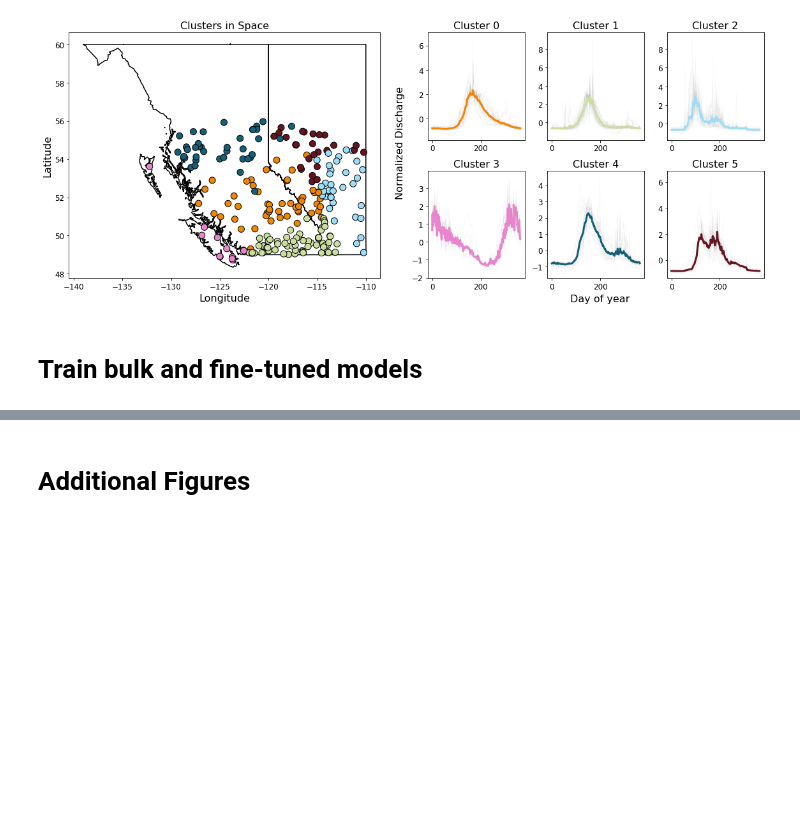
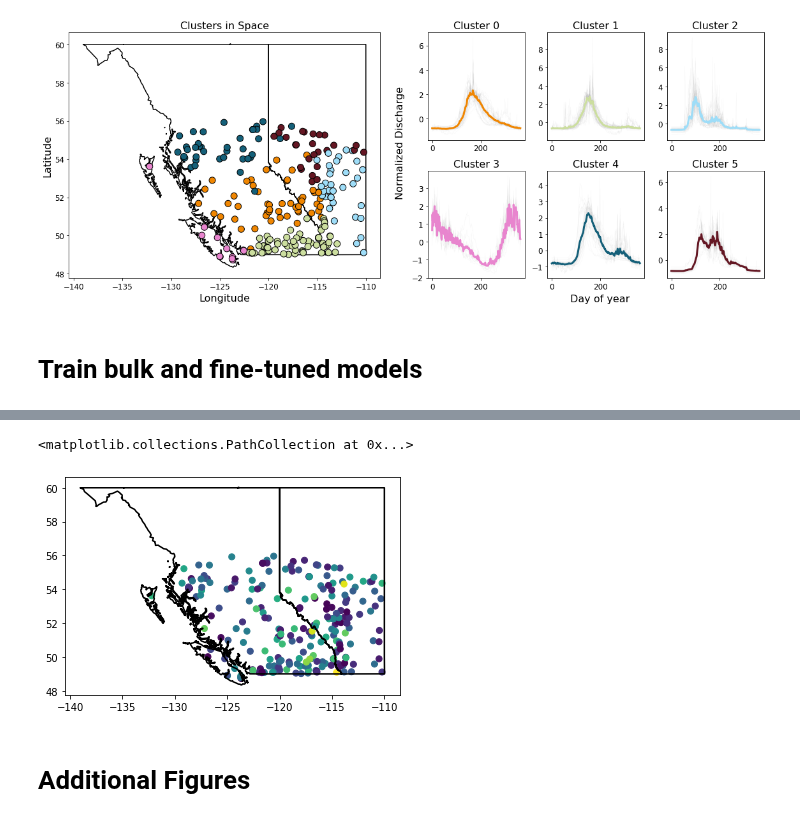
Before and after one commit to andersonsam/cnn_lstm_era, a Jupyter notebook: main_publish.ipynb, the cells around one changed output, grey strips where cells are left out. Saved outputs shown, nothing was run; the diff lists cells and outputs as text; code cells hidden in the pictures; blank space fills up the shorter version.

```diff
--- a/main_publish.ipynb
+++ b/main_publish.ipynb
@@ -834,5 +953,6 @@ def build_bulk_model():
 # %%
 seeds = [00, 11, 22, 33, 44, 55, 66, 77, 88, 99] #random seeds to use for reproducability
+seeds = [00]
 
 sigma = 1.5
 h = 3
@@ -842,9 +962,9 @@ p_1 = 0.1
 style_dict = {'style' : 'gauss',
               'params' : sigma}
 
-days_heat = range(Ntest)
-iters_total = 1
-iters_one_pass = 1
+days_heat = range(365)#range(Ntest)
+iters_total = 200
+iters_one_pass = 50
 output_dir_heat = '/content/drive/My Drive/Colab Notebooks/cnn_lstm_era/heat'
 saveFiles = True
 
@@ -887,7 +1007,7 @@ for ii, s in enumerate(seeds):
   if not os.path.exists(output_dir_heat):
     os.mkdir(output_dir_heat)
   output_dir_bulk_heat = '/content/drive/My Drive/Colab Notebooks/cnn_lstm_era/heat_maps/bulk'
-  heat_mean = make_heat(
+  heat_mean_bulk = make_heat(
       model = model_bulk,
       x_test = x_test,
       y_test = y_test,
@@ -895,11 +1015,11 @@ for ii, s in enumerate(seeds):
       days = range(10),#days_heat,
       iters_total = iters_total,
       iters_one_pass = iters_one_pass,
-      output_dir = output_dir_bulk_heat,
-      saveFiles = saveFiles,
       stationInds = range(len(stationInds)),
-      verbose = 1
+      verbose = 0
       )
+  fileName = 'heat_mean_bulk_' + str(ii)
+  np.savetxt(output_dir_bulk_heat + '/' + fileName, heat_mean_bulk, delimiter = ',')
 
   #prep fine-tune target output
   y_train_predict_fine_all = np.empty_like(y_train)
@@ -907,6 +1027,7 @@ for ii, s in enumerate(seeds):
   y_test_predict_fine_all = np.empty_like(y_test)
 
   #for each streamflow cluster, make/train/save fine-tuned model
+  heat_mean_fine = np.zeros_like(heat_mean_bulk)
   for cluster in range(n_clusters_seasonal):
 
     print('Training fine model, cluster ' + str(cluster+1) + ' / ' + str(n_clusters_seasonal))
@@ -938,13 +1059,13 @@ for ii, s in enumerate(seeds):
       y_test_predict_fine_all[:,station_fine] = y_test_predict_fine[:,kk]
 
     #save model
-    model_name = 'model_fine_' + str(ii) + 'cluster_' + str(cluster) + '.h5'
+    model_name = 'model_fine_' + str(ii) + '_cluster_' + str(cluster) + '.h5'
     model_fine.save(dir_all_models + '/' + model_name)
 
     #generate fine-tuned heat maps
     print(' Making sensitivity heat maps')
     output_dir_fine_heat = '/content/drive/My Drive/Colab Notebooks/cnn_lstm_era/heat_maps/fine'
-    heat_mean = make_heat(
+    heat_mean_cluster = make_heat(
         model = model_fine,
         x_test = x_test,
         y_test = y_test,
@@ -952,11 +1073,14 @@ for ii, s in enumerate(seeds):
         days = range(10),#days_heat,
         iters_total = iters_total,
         iters_one_pass = iters_one_pass,
-        output_dir = output_dir_fine_heat,
-        saveFiles = saveFiles,
         stationInds = stations_fine,
-        verbose = 1
+        verbose = 0
         )
+    for zz,station in enumerate(stations_fine):
+      heat_mean_fine[:,station] = heat_mean_cluster[:,zz]
+
+  fileName = 'heat_mean_fine_' + str(ii) + '_cluster_' + str(cluster)
+  np.savetxt(output_dir_fine_heat + '/' + fileName, heat_mean_bulk, delimiter = ',')
 
   dir_all_outputs = '/content/drive/My Drive/Colab Notebooks/cnn_lstm_era/final_model_output'
   file_train = 'y_train_fine_predict.csv'
@@ -1088,3 +1196,10 @@ days
+# %%
+fig, ax = plt.subplots()
+plot_prov_ax(prov = prov, ax = ax)
+ax.scatter(stationLon[stationInds], stationLat[stationInds], c = np.abs(yday - yday_mask))
+# %% [output]
+<matplotlib.collections.PathCollection at 0x...>
+[figure, added]
 # %% [markdown]
 # Additional Figures
 # %%
```
Also changed, not shown: parts of 15 cells of this notebook.
